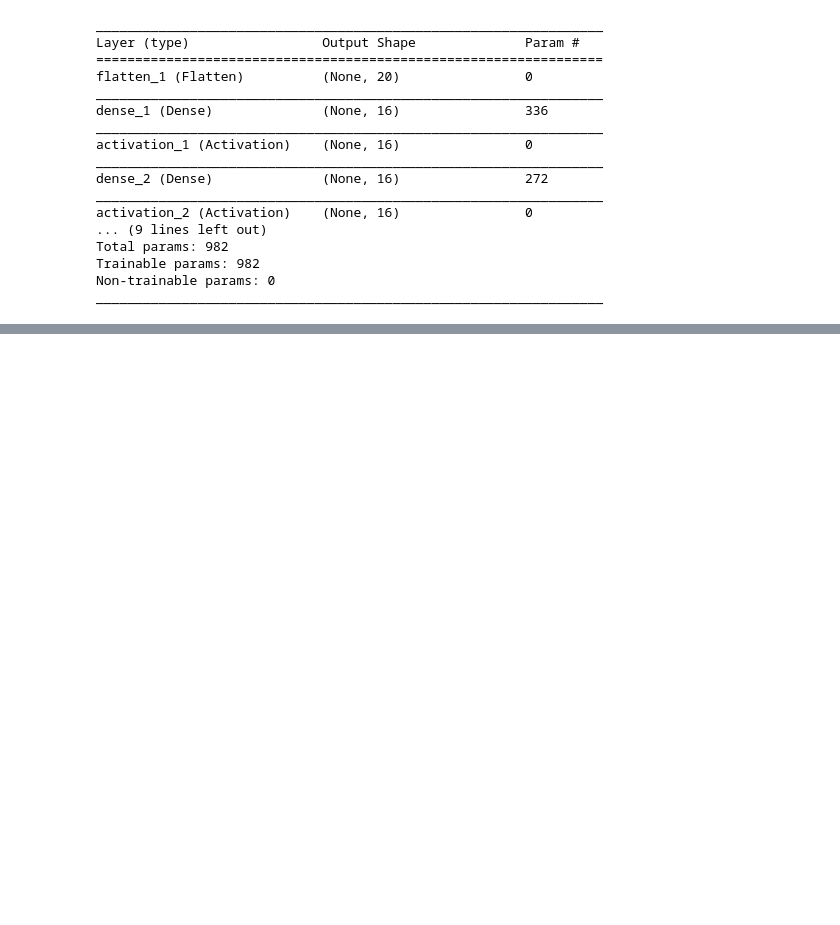
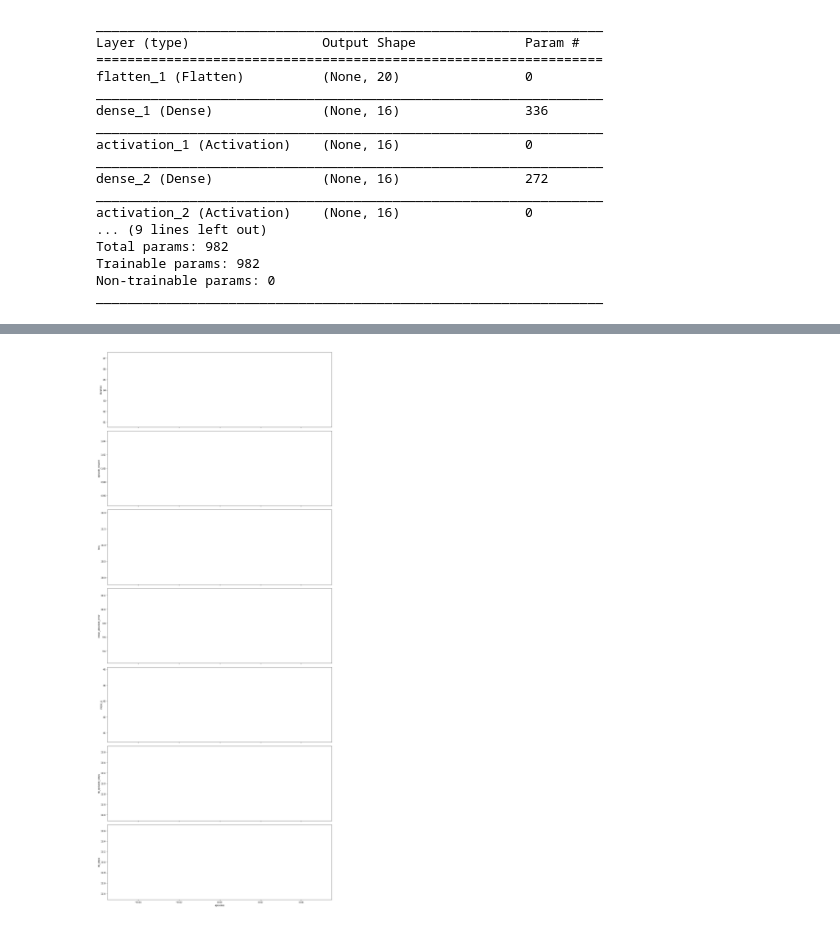
Before and after one commit to baselm/ieee-demo, a Jupyter notebook: DQN-keras.ipynb, the cells around one changed output, grey strips where cells are left out. Drawn from its saved outputs; the diff is of its cells as text; code cells hidden in the pictures; blank space fills up the shorter version.

```diff
--- a/DQN-keras.ipynb
+++ b/DQN-keras.ipynb
@@ -135,0 +201,34 @@ JSONDecodeError: Extra data: line 1 column 5 (char 4)
+# %%
+import argparse
+import json
+
+import matplotlib.pyplot as plt
+
+
+def visualize_log(filename, figsize=None, output=None):
+    with open(filename, 'r') as f:
+        data = json.load(f)
+    if 'episode' not in data:
+        raise ValueError('Log file "{}" does not contain the "episode" key.'.format(filename))
+    episodes = data['episode']
+
+    # Get value keys. The x axis is shared and is the number of episodes.
+    keys = sorted(list(set(data.keys()).difference(set(['episode']))))
+
+    if figsize is None:
+        figsize = (15., 5. * len(keys))
+    f, axarr = plt.subplots(len(keys), sharex=True, figsize=figsize)
+    for idx, key in enumerate(keys):
+        axarr[idx].plot(episodes, data[key])
+        axarr[idx].set_ylabel(key)
+    plt.xlabel('episodes')
+    plt.tight_layout()
+    if output is None:
+        plt.show()
+    else:
+        plt.savefig(output)
+# %%
+#visualize_log(args.filename, output=args.output, figsize=args.figsize)
+visualize_log('mydqn_micro4_log.json')
+# %% [output]
+[figure, added]
```
Also changed, not shown: parts of 14 cells of this notebook, 31 other files.
